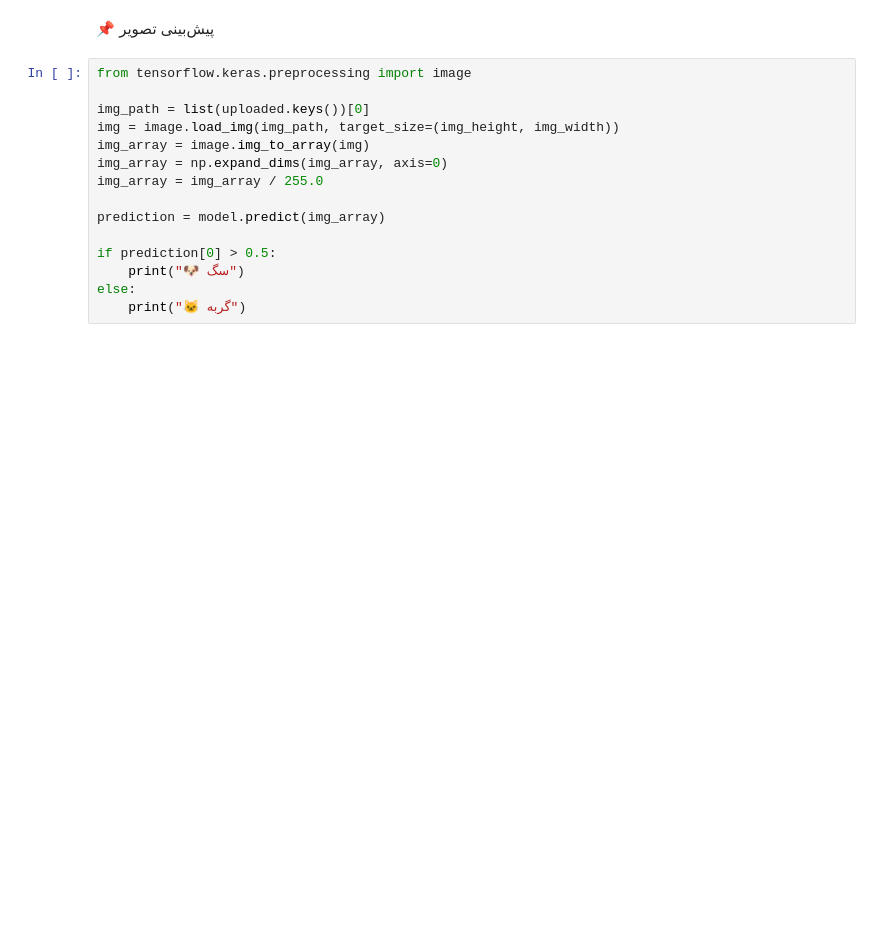
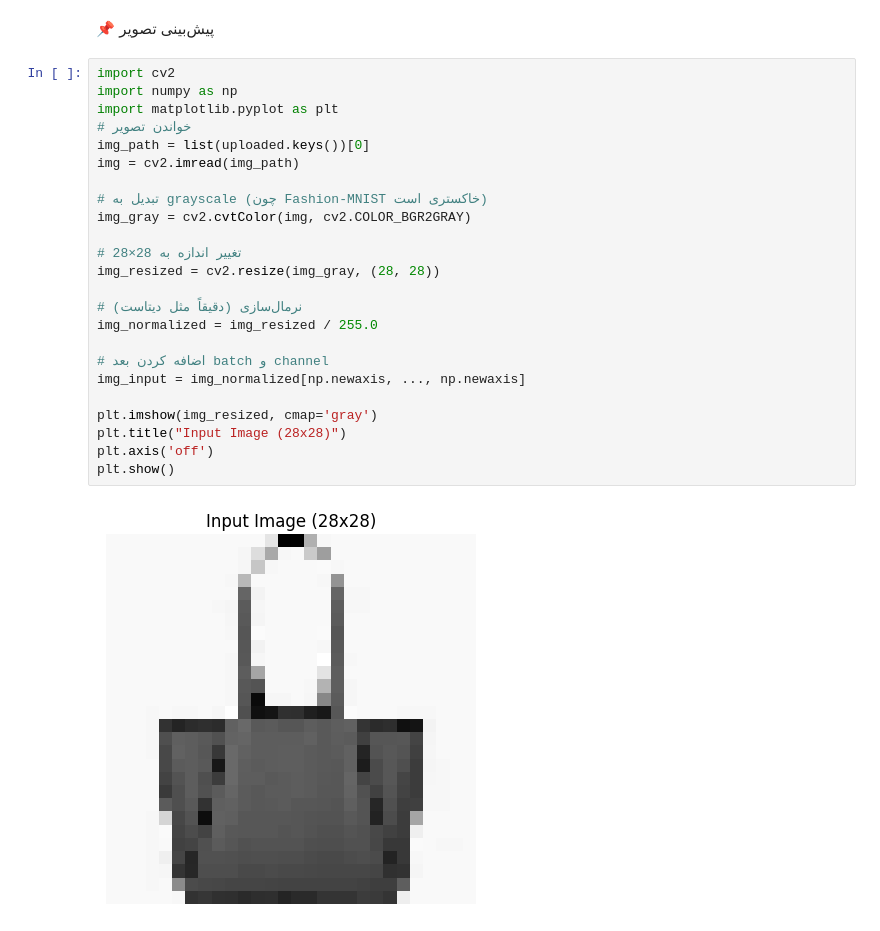
Before and after one commit to hamedmit/machine-learning-and-neural-networks-course, a Jupyter notebook: Session_08_CNN/Session_08_CNN.ipynb, the cells around one changed output. Saved outputs shown, nothing was run; the diff lists cells and outputs as text; blank space fills up the shorter version.

```diff
--- a/Session_08_CNN/Session_08_CNN.ipynb
+++ b/Session_08_CNN/Session_08_CNN.ipynb
@@ -222,17 +202,28 @@ uploaded = files.upload()
 # %% [markdown]
 📌 پیش‌بینی تصویر
-# %%
-from tensorflow.keras.preprocessing import image
-
-img_path = list(uploaded.keys())[0]
-img = image.load_img(img_path, target_size=(img_height, img_width))
-img_array = image.img_to_array(img)
-img_array = np.expand_dims(img_array, axis=0)
-img_array = img_array / 255.0
-
-prediction = model.predict(img_array)
-
-if prediction[0] > 0.5:
-    print("🐶 سگ")
-else:
-    print("🐱 گربه")
+# %%
+import cv2
+import numpy as np
+import matplotlib.pyplot as plt
+# خواندن تصویر
+img_path = list(uploaded.keys())[0]
+img = cv2.imread(img_path)
+
+# تبدیل به grayscale (چون Fashion-MNIST خاکستری است)
+img_gray = cv2.cvtColor(img, cv2.COLOR_BGR2GRAY)
+
+# تغییر اندازه به 28×28
+img_resized = cv2.resize(img_gray, (28, 28))
+
+# نرمال‌سازی (دقیقاً مثل دیتاست)
+img_normalized = img_resized / 255.0
+
+# اضافه کردن بعد batch و channel
+img_input = img_normalized[np.newaxis, ..., np.newaxis]
+
+plt.imshow(img_resized, cmap='gray')
+plt.title("Input Image (28x28)")
+plt.axis('off')
+plt.show()
+# %% [output]
+[figure, added]
```
Also changed, not shown: parts of 15 cells of this notebook.
